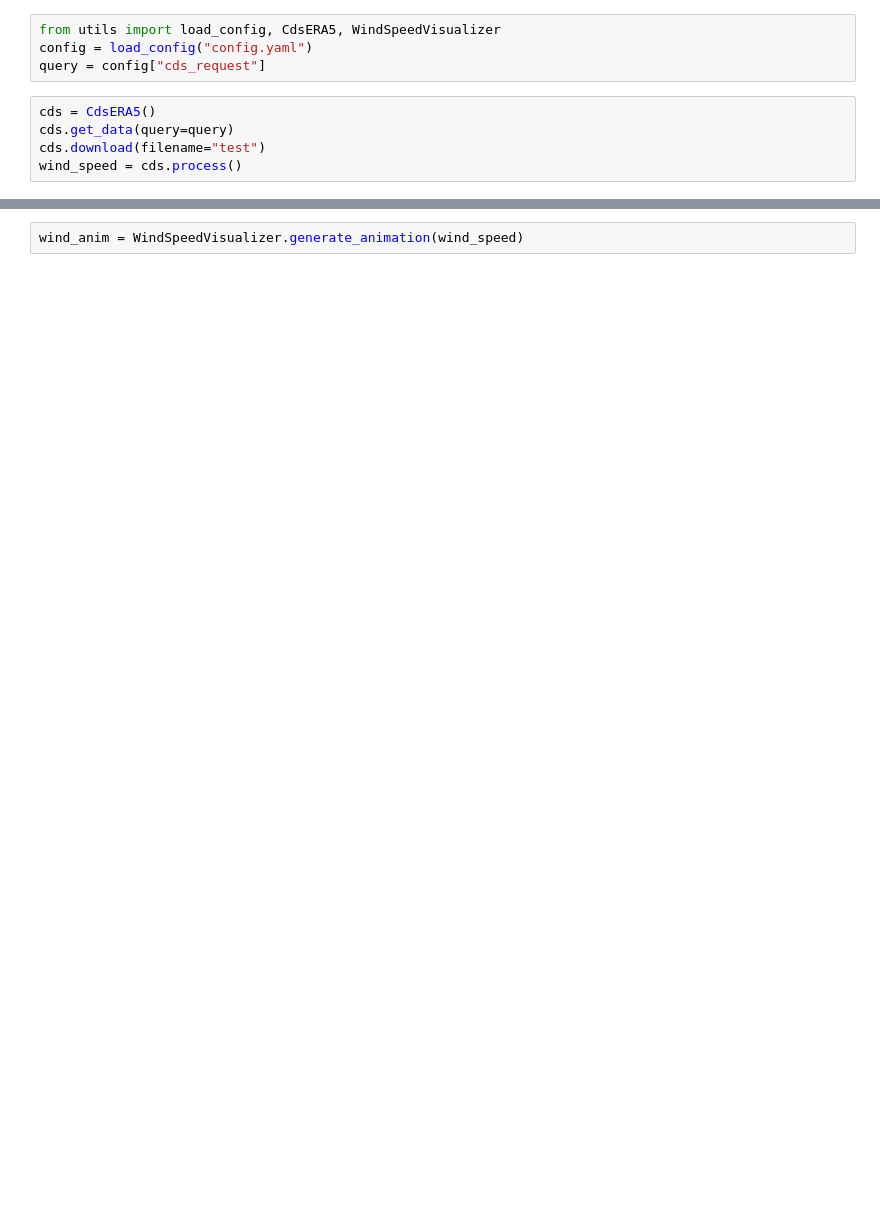
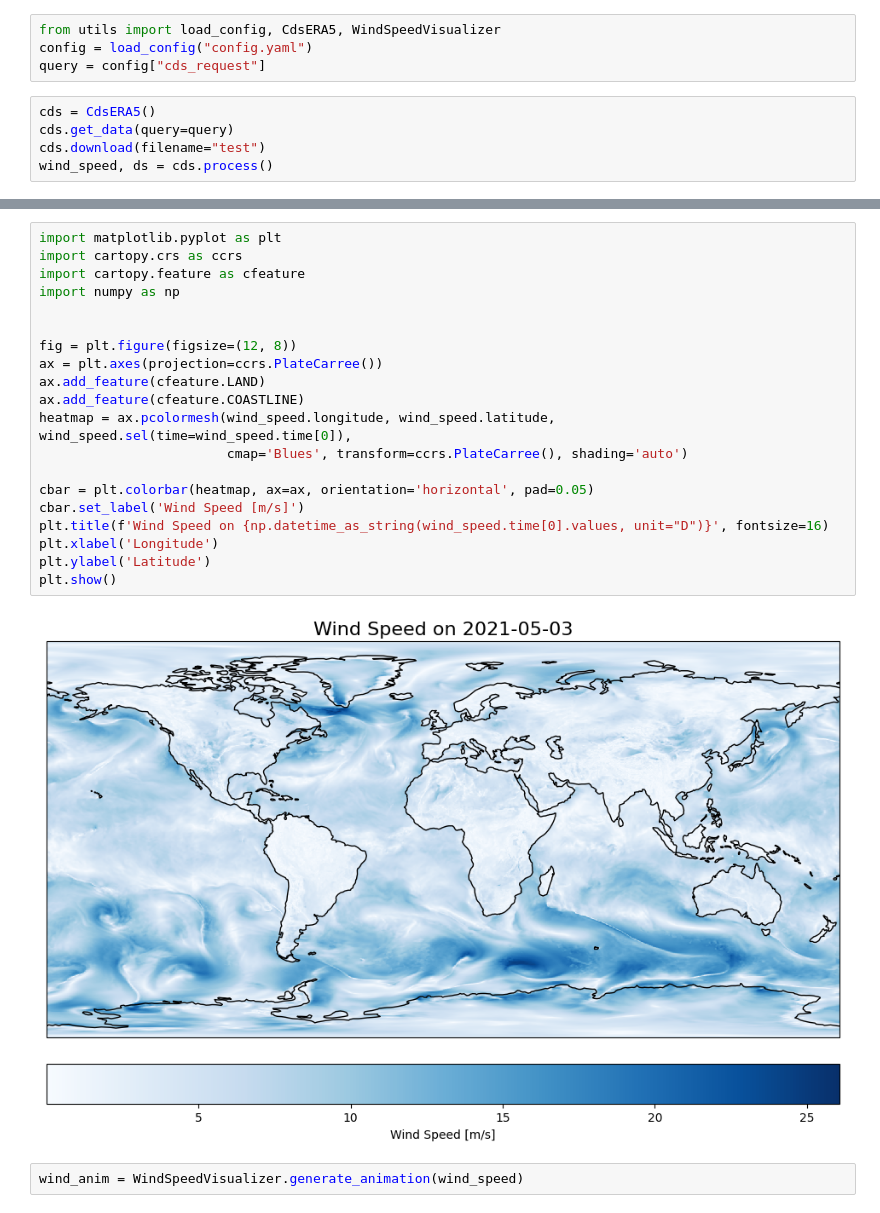
Before and after one commit to tetaud-sebastien/destination-darth-data-visualization, a Jupyter notebook: ERA5/era5.ipynb, the cells around one changed output, grey strips where cells are left out. Drawn from its saved outputs; the diff is of its cells as text; blank space fills up the shorter version.

```diff
--- a/ERA5/era5.ipynb
+++ b/ERA5/era5.ipynb
@@ -6,5 +6,5 @@ query = config["cds_request"]
 cds = CdsERA5()
 cds.get_data(query=query)
 cds.download(filename="test")
-wind_speed = cds.process()
+wind_speed, ds = cds.process()
 # %% [output]
@@ -19,3 +17,25 @@ wind_speed = cds.process()
 Ignoring index file 'test.grib.9093e.idx' older than GRIB file
+# %%
+import matplotlib.pyplot as plt
+import cartopy.crs as ccrs
+import cartopy.feature as cfeature
+import numpy as np
+
+
+fig = plt.figure(figsize=(12, 8))
+ax = plt.axes(projection=ccrs.PlateCarree())
+ax.add_feature(cfeature.LAND)
+ax.add_feature(cfeature.COASTLINE)
+heatmap = ax.pcolormesh(wind_speed.longitude, wind_speed.latitude, wind_speed.sel(time=wind_speed.time[0]),
+                        cmap='Blues', transform=ccrs.PlateCarree(), shading='auto')
+
+cbar = plt.colorbar(heatmap, ax=ax, orientation='horizontal', pad=0.05)
+cbar.set_label('Wind Speed [m/s]')
+plt.title(f'Wind Speed on {np.datetime_as_string(wind_speed.time[0].values, unit="D")}', fontsize=16)
+plt.xlabel('Longitude')
+plt.ylabel('Latitude')
+plt.show()
+# %% [output]
+[figure, added]
 # %%
 wind_anim = WindSpeedVisualizer.generate_animation(wind_speed)
```
Also changed, not shown: parts of 3 cells of this notebook, 4 other files.
